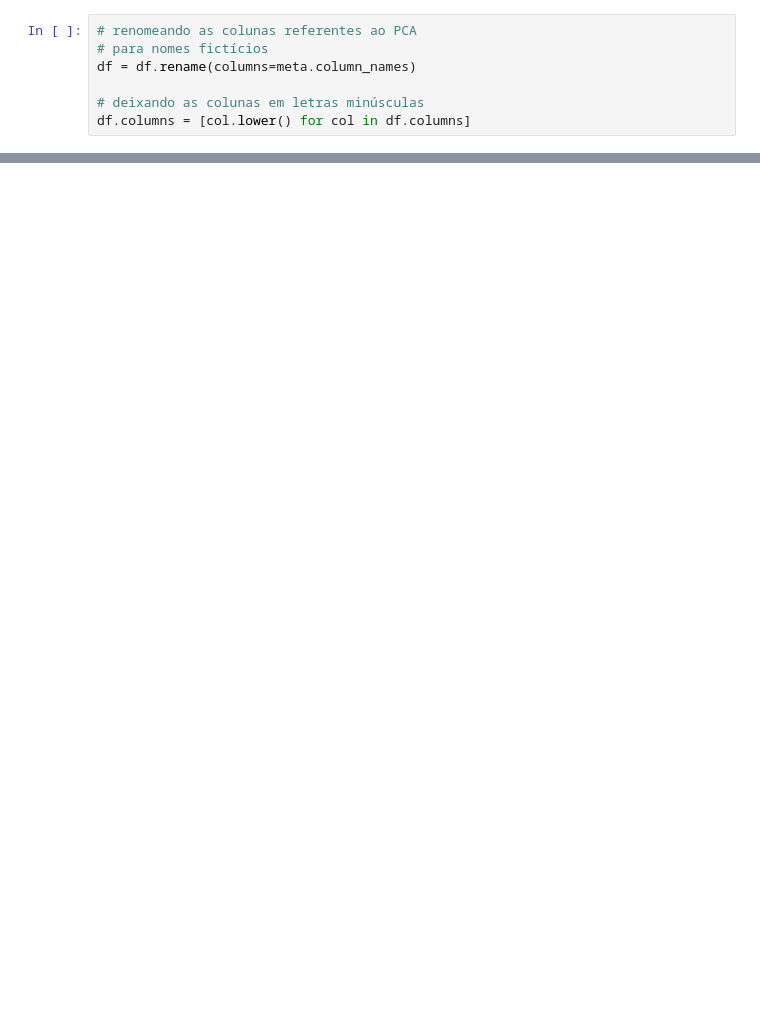
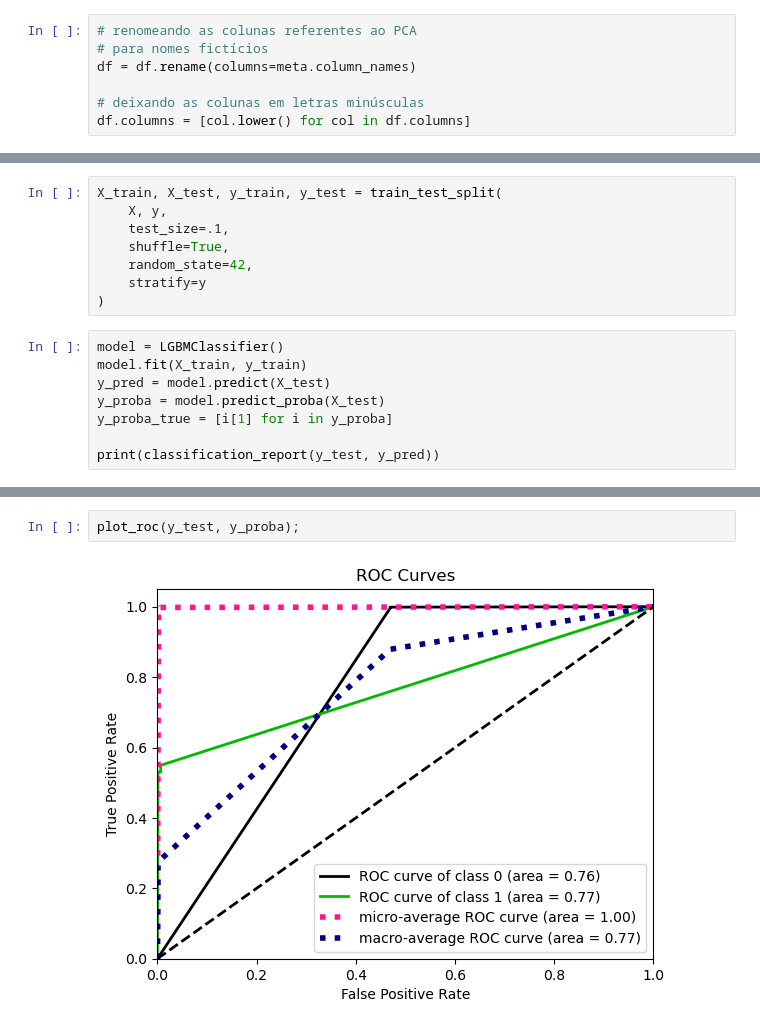
Before and after one commit to gprzy/real-time-fraud-detection, a Jupyter notebook: fraud_detection.ipynb, the cells around one changed output, grey strips where cells are left out. Cells and saved outputs as stored; diff of their text form; blank space fills up the shorter version.

```diff
--- a/fraud_detection.ipynb
+++ b/fraud_detection.ipynb
@@ -206,0 +478,16 @@ print(models)
+# %%
+X_train, X_test, y_train, y_test = train_test_split(
+    X, y,
+    test_size=.1,
+    shuffle=True,
+    random_state=42,
+    stratify=y
+)
+# %%
+model = LGBMClassifier()
+model.fit(X_train, y_train)
+y_pred = model.predict(X_test)
+y_proba = model.predict_proba(X_test)
+y_proba_true = [i[1] for i in y_proba]
+
+print(classification_report(y_test, y_pred))
@@ -206,0 +503,4 @@ print(models)
+# %%
+plot_roc(y_test, y_proba);
+# %% [output]
+[figure, added]
```
Also changed, not shown: parts of 93 cells of this notebook, 3 other files.
